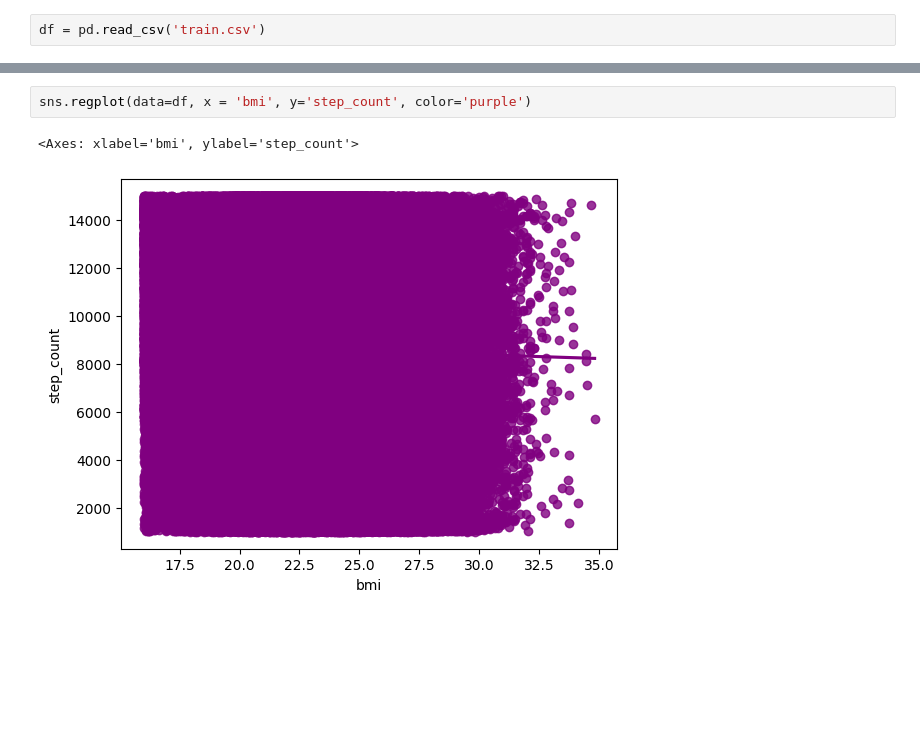
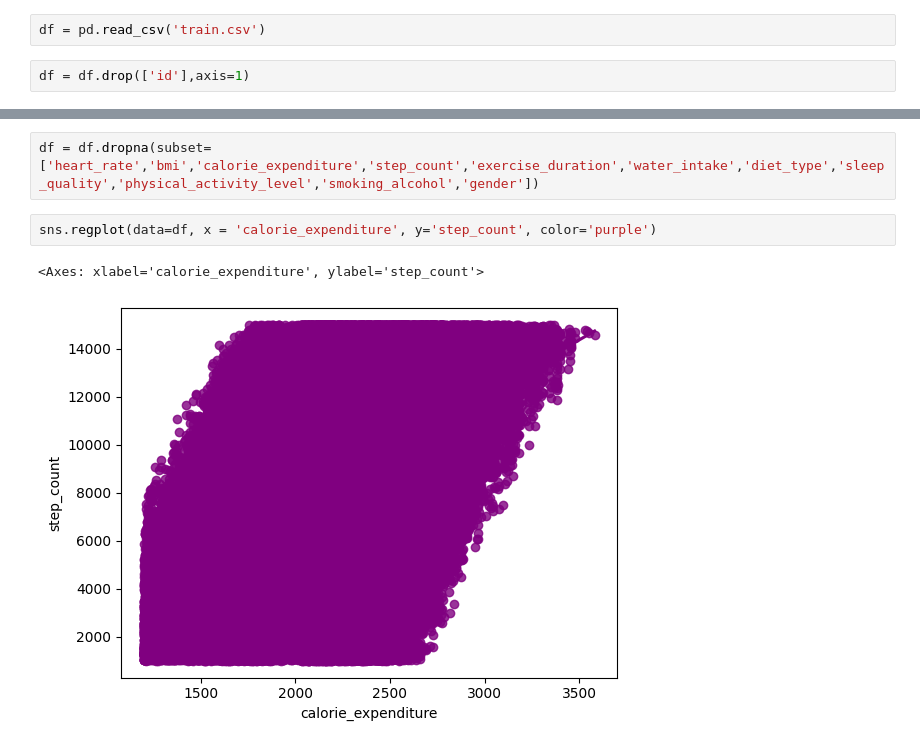
Before and after one commit to ruxilant360/health-risk-prediction, a Jupyter notebook: EDA.ipynb, the cells around one changed output, grey strips where cells are left out. Drawn from its saved outputs; the diff is of its cells as text; blank space fills up the shorter version.

```diff
--- a/EDA.ipynb
+++ b/EDA.ipynb
@@ -5,2 +8,4 @@ import seaborn as sns
 # %%
 df = pd.read_csv('train.csv')
+# %%
+df = df.drop(['id'],axis=1)
@@ -39,8 +95,10 @@ df.shape
+# %%
+df = df.dropna(subset=['heart_rate','bmi','calorie_expenditure','step_count','exercise_duration','water_intake','diet_type','sleep_quality','physical_activity_level','smoking_alcohol','gender'])
 # %%
-sns.regplot(data=df, x = 'bmi', y='step_count', color='purple')
+sns.regplot(data=df, x = 'calorie_expenditure', y='step_count', color='purple')
 # %% [output]
-<Axes: xlabel='bmi', ylabel='step_count'>
+<Axes: xlabel='calorie_expenditure', ylabel='step_count'>
-[figure, old version]
+[figure, new version]
 # %%
 sns.histplot(data=df, x='calorie_expenditure', kde=True, color='skyblue')
 # %% [output]
```
Also changed, not shown: parts of 20 cells of this notebook, 2 other files.
